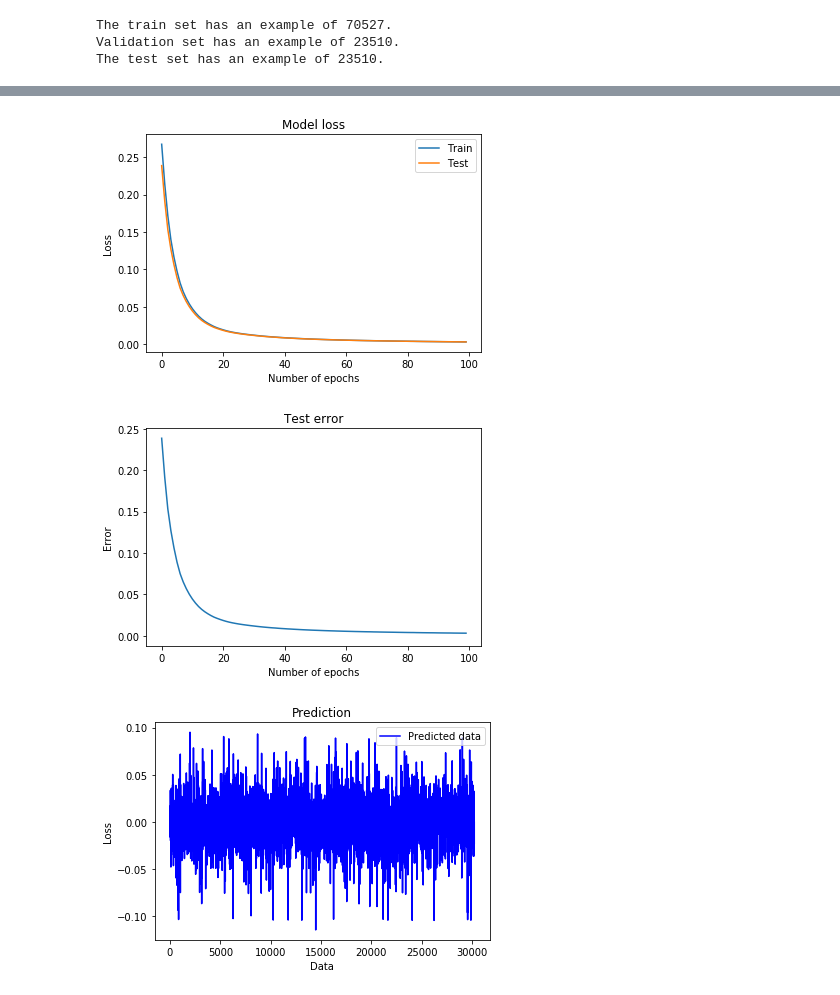
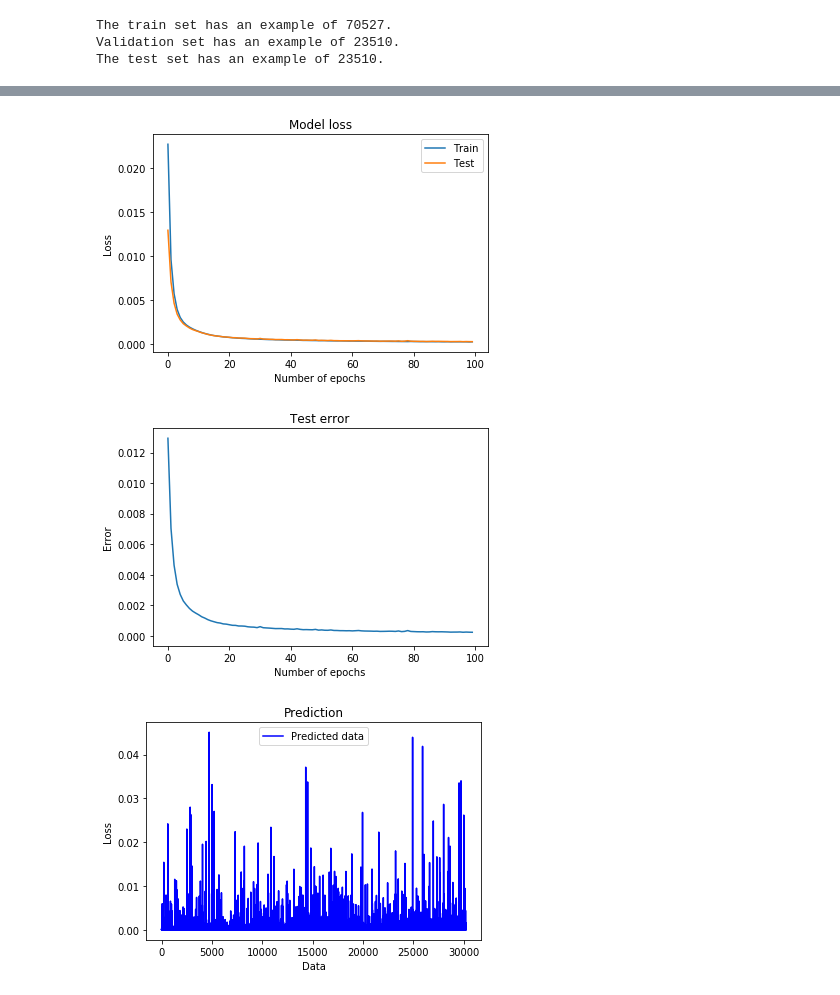
Before and after one commit to andre3racks/car-value-prediction, a Jupyter notebook: models/NeuralNetwork/NeuralNetwork.ipynb, the cells around one changed output, grey strips where cells are left out. Drawn from its saved outputs; the diff is of its cells as text; code cells hidden in the pictures.

Commit message:
Updating NN graphs

```diff
--- a/models/NeuralNetwork/NeuralNetwork.ipynb
+++ b/models/NeuralNetwork/NeuralNetwork.ipynb
@@ -497,8 +561,10 @@ loss_function='mean_absolute_error'
 price_predictor = Sequential()
 
 # Neural network layers are created with RELU activation
-price_predictor.add(Dense(64,activation='relu', input_dim=35))
-price_predictor.add(Dense(32))
+price_predictor.add(Dense(256,activation='relu', input_dim=35))
+price_predictor.add(Dense(128,activation='relu'))
+price_predictor.add(Dense(64,activation='relu'))
+price_predictor.add(Dense(32,activation='relu'))
 price_predictor.add(Dense(8))
 price_predictor.add(Dense(1))
 price_predictor.summary()
@@ -560,7 +626,7 @@ plt.xlabel('Number of epochs')
 plt.legend(['Train', 'Test'], loc='upper right')
 plt.show()
 # %% [output]
-[figure, old version]
+[figure, new version]
 # %%
 import matplotlib.pyplot as plt
 plt.title("Test error")
@@ -570,13 +636,13 @@ plt.plot(test_errs, 'r')
 plt.plot(history.history['val_loss'])
 plt.show()
 # %% [output]
-[figure, old version]
+[figure, new version]
 # %%
-plt.plot(price_predictionMech, color = 'blue', label = 'Predicted data')
+plt.plot(abs(price_predictionMech), color = 'blue', label = 'Predicted data')
 plt.ylabel('Loss')
 plt.xlabel('Data')
 plt.title('Prediction')
 plt.legend()
 plt.show()
 # %% [output]
-[figure, old version]
+[figure, new version]
```
Also changed, not shown: parts of 27 cells of this notebook, 1 other file.
